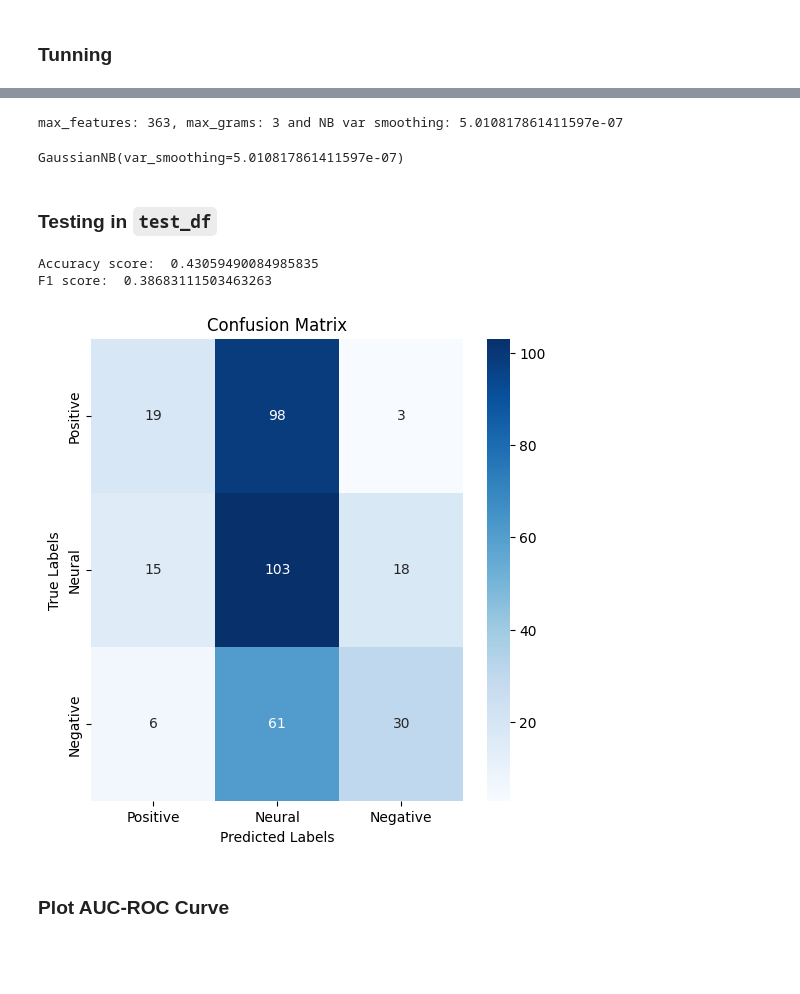
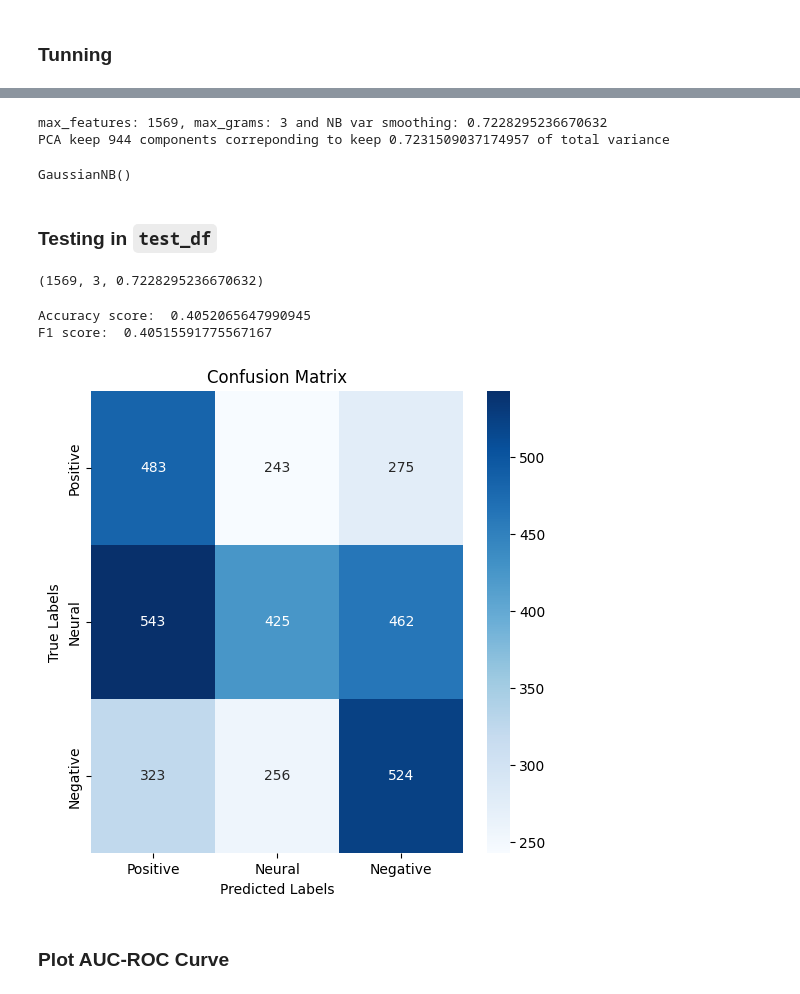
Before and after one commit to quochieu586/ML_capybara, a Jupyter notebook: src/models/naive_bayes_model/bayesian_model.ipynb, the cells around one changed output, grey strips where cells are left out. Saved outputs shown, nothing was run; the diff lists cells and outputs as text; code cells hidden in the pictures; blank space fills up the shorter version.

```diff
--- a/src/models/naive_bayes_model/bayesian_model.ipynb
+++ b/src/models/naive_bayes_model/bayesian_model.ipynb
@@ -133,7 +139,7 @@ Accuracy score:  0.522354272778721
 # %%
 pca = PCA()
 
-pca.fit_by_amount_of_variance(X_train, threshold=0.5)
+pca.fit_by_amount_of_variance(X_train, threshold=0.6)
 X_train_pca = pca.transform(X_train)
 X_test_pca = pca.transform(X_test)
 
@@ -264,7 +257,7 @@ max_features, max_grams, pca_threshold = study.best_params.values()
 print(f"max_features: {max_features}, max_grams: {max_grams} and NB var smoothing: {pca_threshold}")
 
 nb_model = GaussianNB()
-tfidf_vectorizer = TfidfVectorizer(ngram_range=(1, max_grams), max_features=max_grams)
+tfidf_vectorizer = TfidfVectorizer(ngram_range=(1, max_grams), max_features=max_features)
 scaler = StandardScaler(with_mean=False)
 pca = PCA()
 
@@ -282,22 +275,27 @@ X_test_pca = pca.transform(X_test)
 # Fit model
 nb_model.fit(X_train_pca, train_df['label'])
 # %% [output]
-max_features: 363, max_grams: 3 and NB var smoothing: 5.010817861411597e-07
+max_features: 1569, max_grams: 3 and NB var smoothing: 0.7228295236670632
+PCA keep 944 components correponding to keep 0.7231509037174957 of total variance
-GaussianNB(var_smoothing=5.010817861411597e-07)
+GaussianNB()
 # %% [markdown]
 ### Testing in `test_df`
+# %%
+max_features, max_grams, pca_threshold
+# %% [output]
+(1569, 3, 0.7228295236670632)
 # %%
-y_pred = model.predict(X_test_pca)
+y_pred = nb_model.predict(X_test_pca)
 y_test = test_df['label']
 
 print("Accuracy score: ", accuracy_score(y_test, y_pred))
 print("F1 score: ", compute_f1_score(y_test, y_pred))
 
 plot_confusion_matrix(y_test, y_pred, class_labels=["Positive", "Neural", "Negative"])
 # %% [output]
-Accuracy score:  0.43059490084985835
-F1 score:  0.38683111503463263
+Accuracy score:  0.4052065647990945
+F1 score:  0.40515591775567167
-[figure, old version]
+[figure, new version]
 # %% [markdown]
 ### Plot AUC-ROC Curve
 # %%
```
Also changed, not shown: parts of 14 cells of this notebook, 1 other file.
